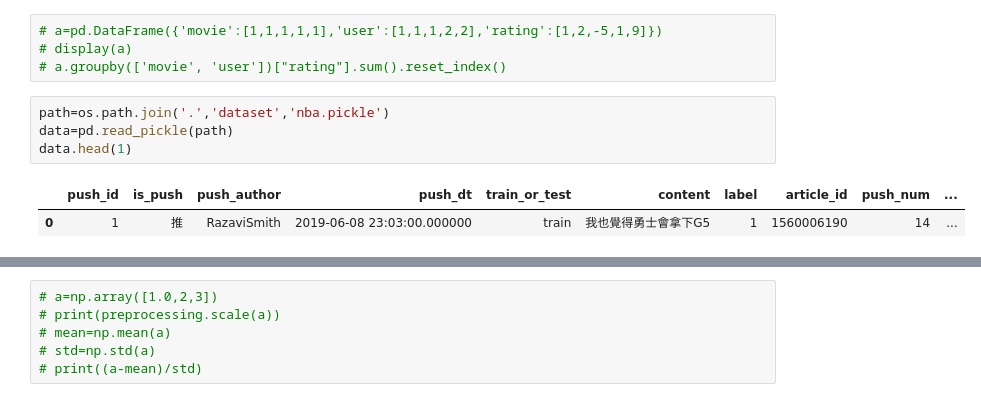
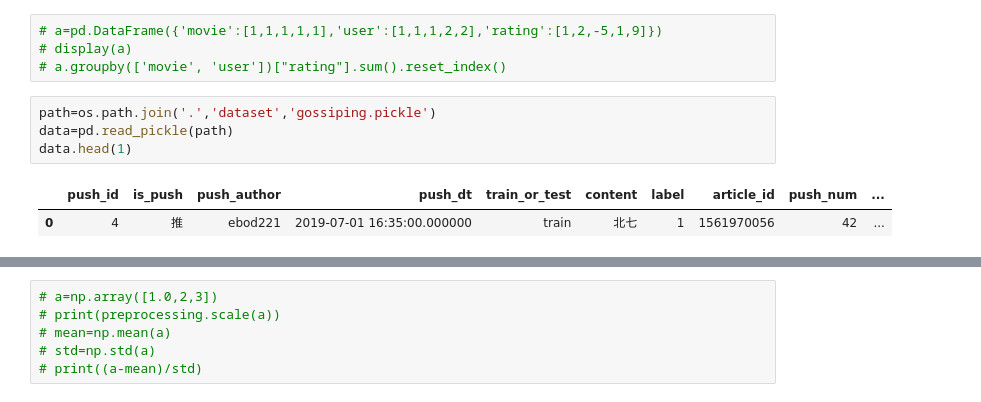
Before and after one commit to z76316/See26, a Jupyter notebook: model/recommender-system.ipynb, the cells around one changed output, grey strips where cells are left out. Drawn from its saved outputs; the diff is of its cells as text.

```diff
--- a/model/recommender-system.ipynb
+++ b/model/recommender-system.ipynb
@@ -20,12 +22,12 @@ import matplotlib.pyplot as plt
 # display(a)
 # a.groupby(['movie', 'user'])["rating"].sum().reset_index()
 # %%
-path=os.path.join('.','dataset','nba.pickle')
+path=os.path.join('.','dataset','gossiping.pickle')
 data=pd.read_pickle(path)
 data.head(1)
 # %% [output]
 |  | push_id | is_push | push_author | push_dt | train_or_test | content | label | article_id | push_num | ... |
-| 0 | 1 | 推 | RazaviSmith | 2019-06-08 23:03:00.000000 | train | 我也覺得勇士會拿下G5 | 1 | 1560006190 | 14 | ... |
+| 0 | 4 | 推 | ebod221 | 2019-07-01 16:35:00.000000 | train | 北七 | 1 | 1561970056 | 42 | ... |
 # %%
 # columns=['article_id','push_author','label']
 # data2=data[columns].copy()
```
Also changed, not shown: parts of 12 cells of this notebook, 2 other files.
